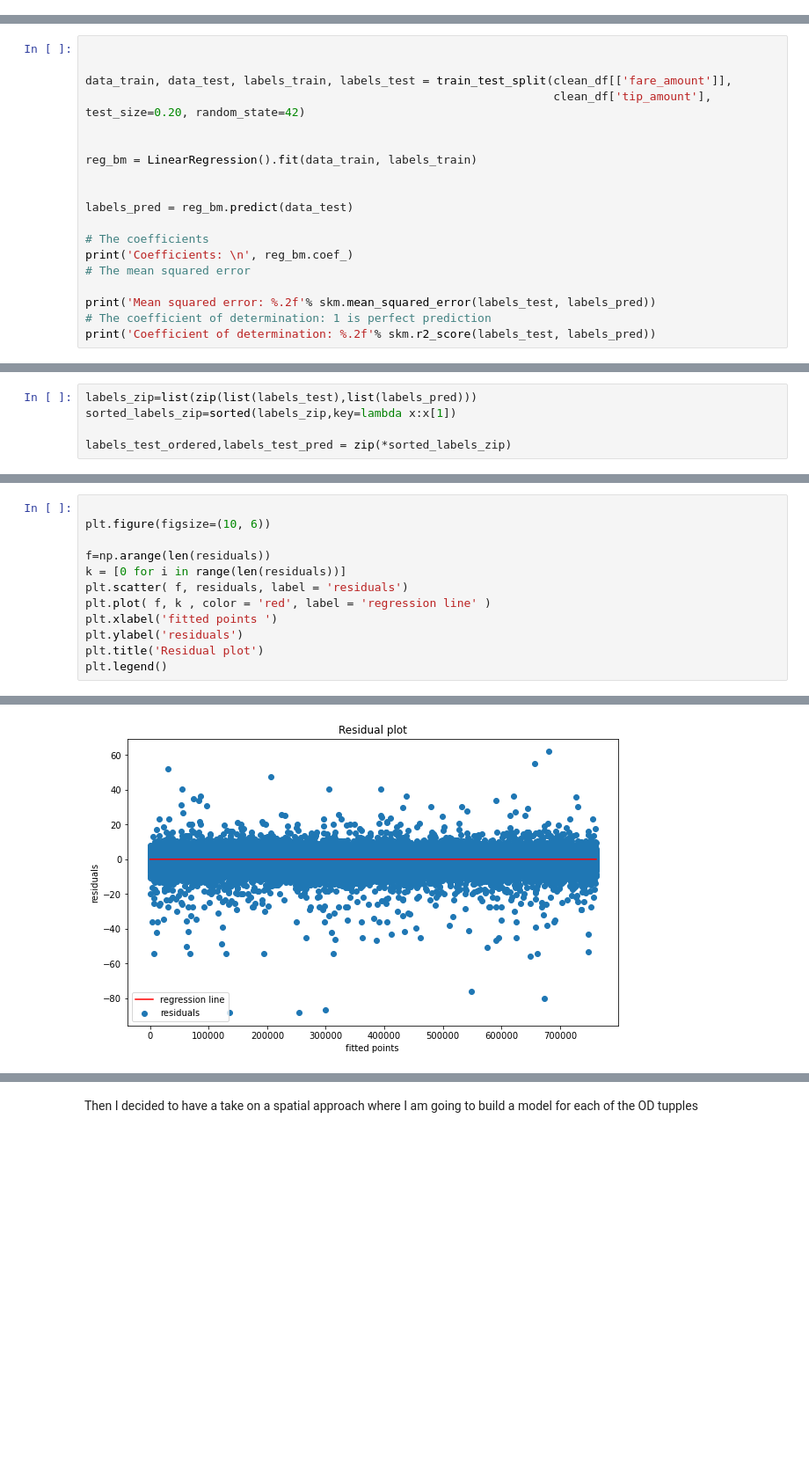
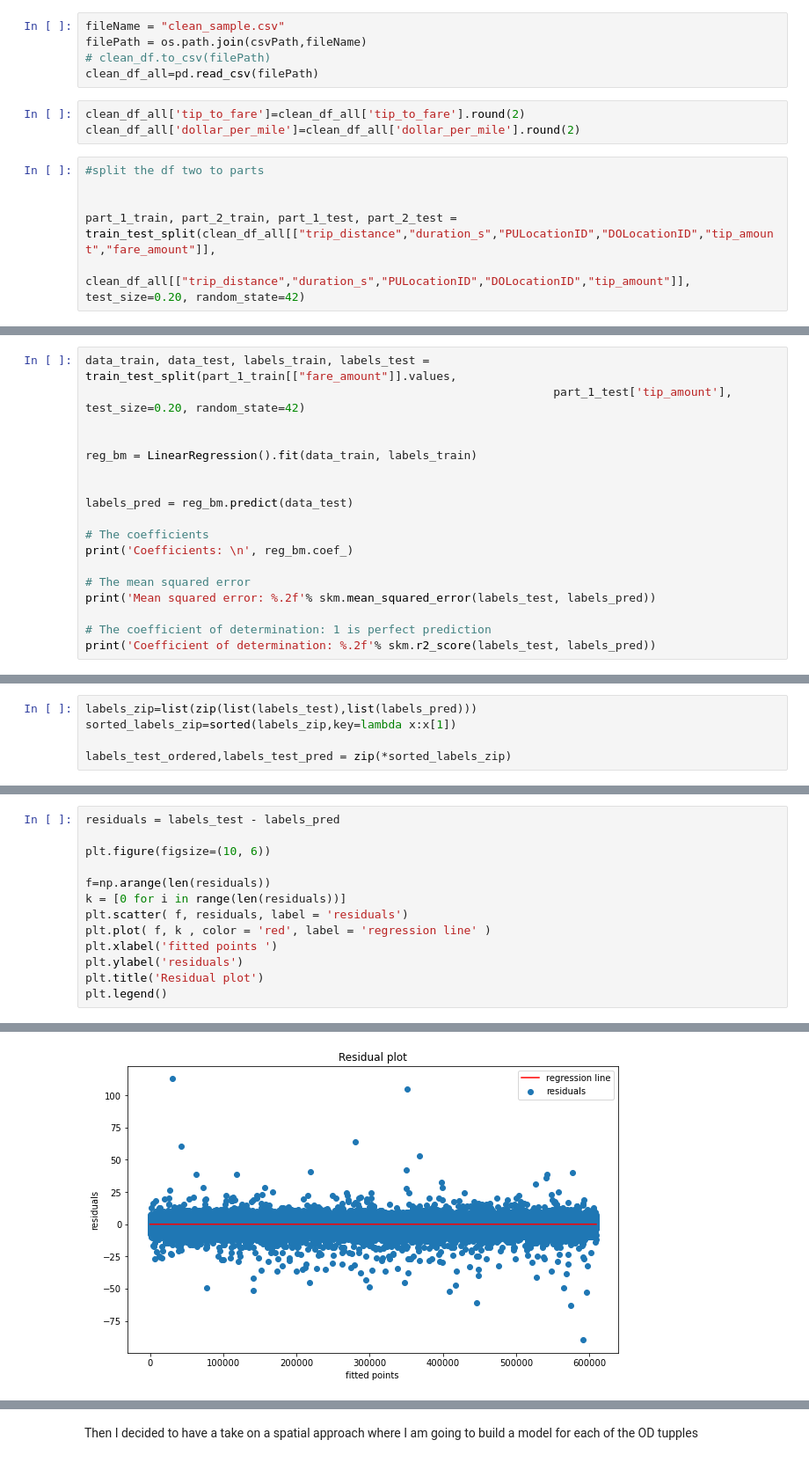
Before and after one commit to jtoump/nyc_taxi_tips, a Jupyter notebook: Tip Prediction.ipynb, the cells around one changed output, grey strips where cells are left out. Shown at 88% size. Cells and saved outputs as stored; diff of their text form; blank space fills up the shorter version.

```diff
--- a/Tip Prediction.ipynb
+++ b/Tip Prediction.ipynb
@@ -113,3 +113,17 @@ corr.style.background_gradient(cmap='coolwarm').set_precision(2)
 | duration_s | 0.16 | 0.19 | 0.20 | 1.00 |
 # %% [markdown]
 My first intuition looking the highly correlated values of tip amount and fare_amount,trip_distance is to try to fit a linear model on the data and see how it behaves. So first we will create a simple linear regression model that will be our base model. Did a test with fare amount and trip duration but the coefficient for the trip duration was extremly low.
+# %%
+fileName = "clean_sample.csv"
+filePath = os.path.join(csvPath,fileName)
+# clean_df.to_csv(filePath)
+clean_df_all=pd.read_csv(filePath)
+# %%
+clean_df_all['tip_to_fare']=clean_df_all['tip_to_fare'].round(2)
+clean_df_all['dollar_per_mile']=clean_df_all['dollar_per_mile'].round(2)
+# %%
+#split the df two to parts
+
+
+part_1_train, part_2_train, part_1_test, part_2_test = train_test_split(clean_df_all[["trip_distance","duration_s","PULocationID","DOLocationID","tip_amount","fare_amount"]],
+                                                                    clean_df_all[["trip_distance","duration_s","PULocationID","DOLocationID","tip_amount"]], test_size=0.20, random_state=42)
@@ -116,8 +134,6 @@ My first intuition looking the highly correlated values of tip amount and fare_a
 # %%
-
-
-data_train, data_test, labels_train, labels_test = train_test_split(clean_df[['fare_amount']],
-                                                                    clean_df['tip_amount'], test_size=0.20, random_state=42)
+data_train, data_test, labels_train, labels_test = train_test_split(part_1_train[["fare_amount"]].values,
+                                                                    part_1_test['tip_amount'], test_size=0.20, random_state=42)
 
 
 reg_bm = LinearRegression().fit(data_train, labels_train)
@@ -127,9 +143,10 @@ labels_pred = reg_bm.predict(data_test)
 
 # The coefficients
 print('Coefficients: \n', reg_bm.coef_)
+
 # The mean squared error
+print('Mean squared error: %.2f'% skm.mean_squared_error(labels_test, labels_pred))
 
-print('Mean squared error: %.2f'% skm.mean_squared_error(labels_test, labels_pred))
 # The coefficient of determination: 1 is perfect prediction
 print('Coefficient of determination: %.2f'% skm.r2_score(labels_test, labels_pred))
 # %% [output]
@@ -162,15 +173,16 @@ plt.legend()
 # %%
+residuals = labels_test - labels_pred
 
 plt.figure(figsize=(10, 6))
 
 f=np.arange(len(residuals))
 k = [0 for i in range(len(residuals))]
 plt.scatter( f, residuals, label = 'residuals')
 plt.plot( f, k , color = 'red', label = 'regression line' )
 plt.xlabel('fitted points ')
 plt.ylabel('residuals')
 plt.title('Residual plot')
 plt.legend()
 # %% [output]
 <matplotlib.legend.Legend at 0x...>
-[figure, old version]
+[figure, new version]
```
Also changed, not shown: parts of 40 cells of this notebook, 3 other files.
